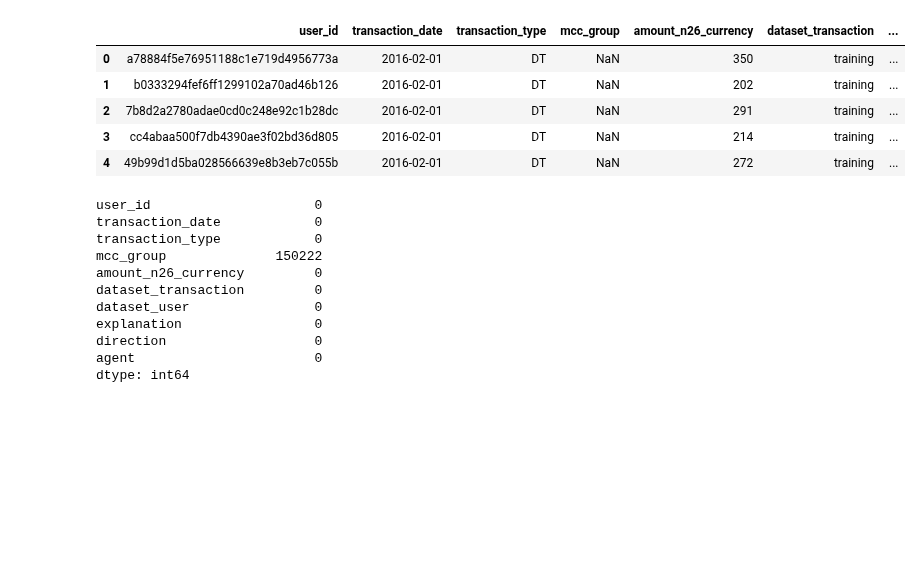
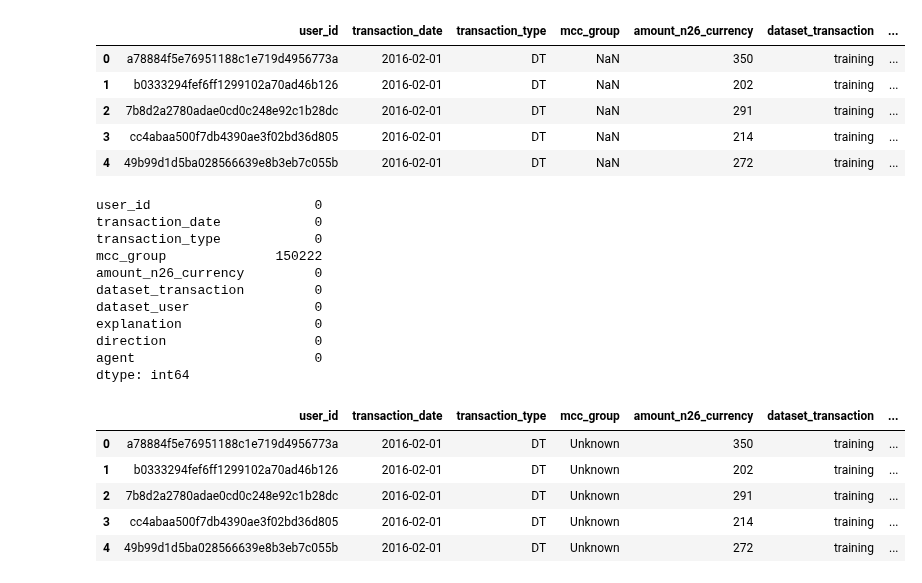
Before and after one commit to ajits-github/TimeSeries_Income_And_Expense_Prediction, a Jupyter notebook: TimeSeries_Income_And_Expense_Prediction.ipynb, the cells around one changed output. Saved outputs shown, nothing was run; the diff lists cells and outputs as text; code cells hidden in the pictures; blank space fills up the shorter version.

```diff
--- a/TimeSeries_Income_And_Expense_Prediction.ipynb
+++ b/TimeSeries_Income_And_Expense_Prediction.ipynb
@@ -217,3 +217,24 @@ explanation                 0
 direction                   0
 agent                       0
 dtype: int64
+# %%
+df_merged.rename(columns={'explanation': 'explanation_trans_type'}, inplace=True)
+# %%
+# Convert 'mcc_group' column in the dataframes to object (if it's an int64)
+df_mcc_groups['mcc_group'] = df_mcc_groups['mcc_group'].astype(float)
+# %%
+# Merge
+df_merged = pd.merge(df_merged, df_mcc_groups, on='mcc_group', how='left')
+df_merged.rename(columns={'explanation': 'explanation_mcc_group'}, inplace=True)
+# %%
+# Handle Missing Values
+df_merged.fillna('Unknown', inplace=True)
+# %%
+df_merged.head()
+# %% [output]
+|  | user_id | transaction_date | transaction_type | mcc_group | amount_n26_currency | dataset_transaction | ... |
+| 0 | a78884f5e76951188c1e719d4956773a | 2016-02-01 | DT | Unknown | 350 | training | ... |
+| 1 | b0333294fef6ff1299102a70ad46b126 | 2016-02-01 | DT | Unknown | 202 | training | ... |
+| 2 | 7b8d2a2780adae0cd0c248e92c1b28dc | 2016-02-01 | DT | Unknown | 291 | training | ... |
+| 3 | cc4abaa500f7db4390ae3f02bd36d805 | 2016-02-01 | DT | Unknown | 214 | training | ... |
+| 4 | 49b99d1d5ba028566639e8b3eb7c055b | 2016-02-01 | DT | Unknown | 272 | training | ... |
```
Also changed, not shown: parts of 2 cells of this notebook.
